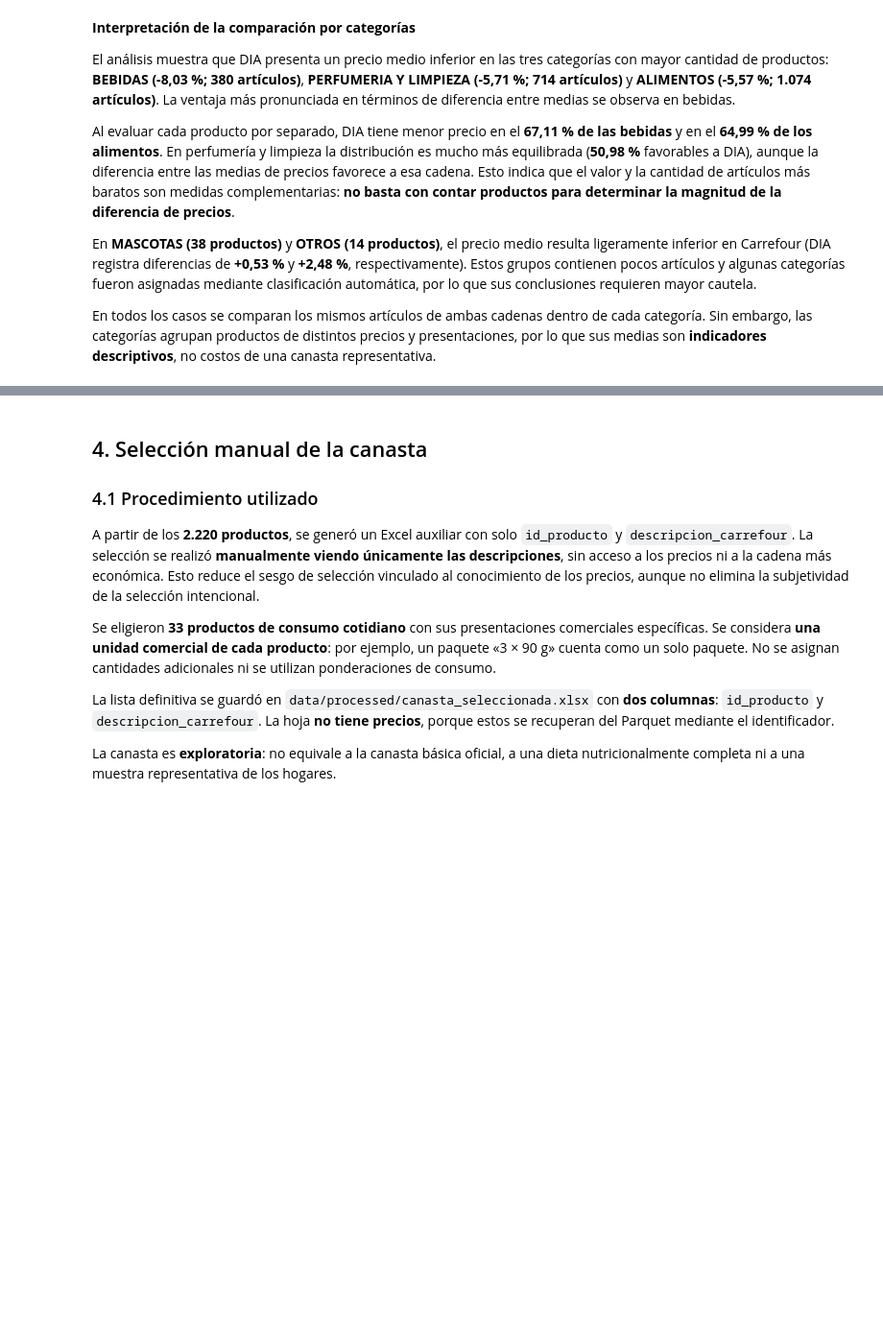
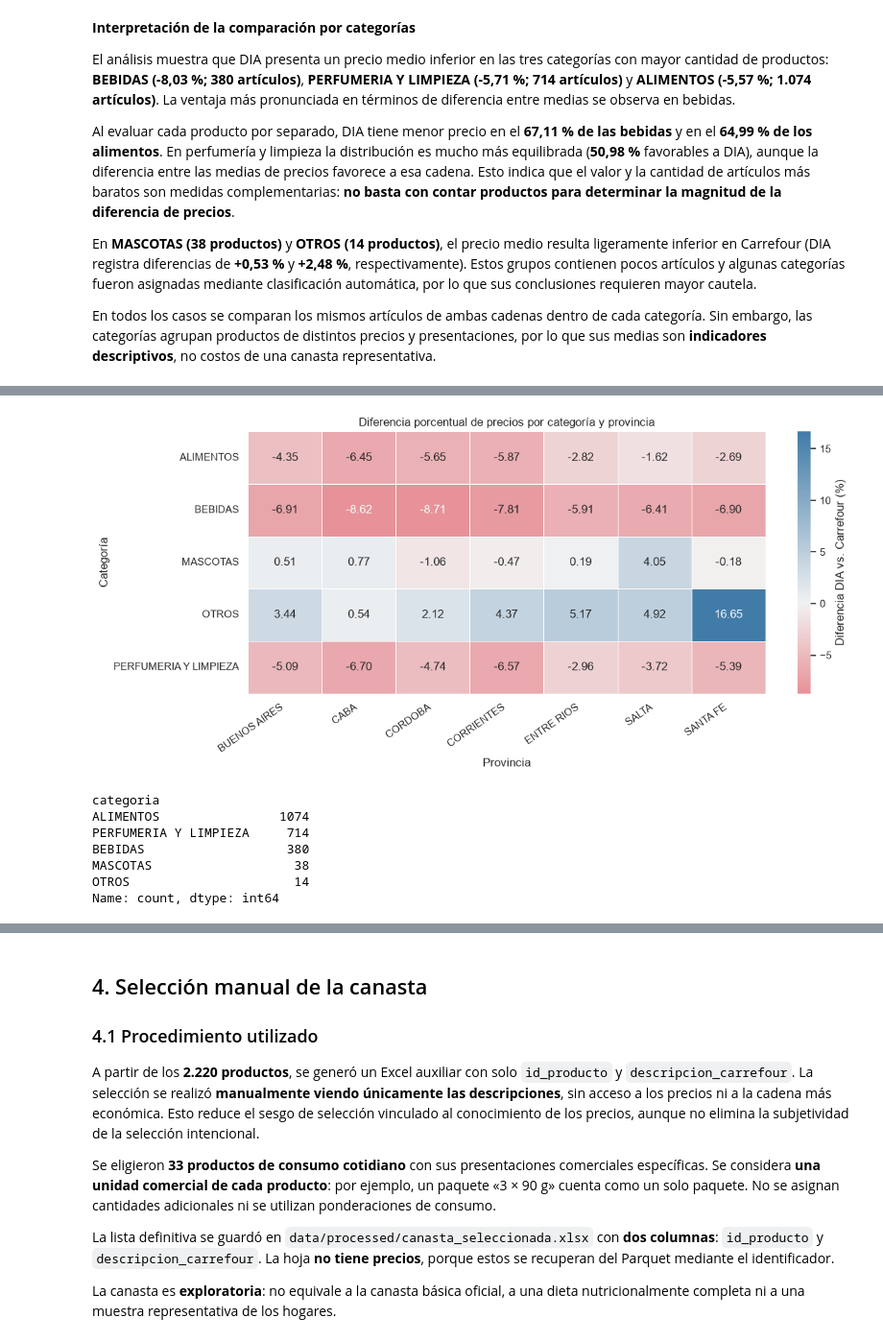
Before and after one commit to NestorRev/analisis-precios-nlp-sepa, a Jupyter notebook: notebooks/06_canasta_comparable_conclusiones.ipynb, the cells around one changed output, grey strips where cells are left out. Shown at 96% size. Saved outputs shown, nothing was run; the diff lists cells and outputs as text; code cells hidden in the pictures; blank space fills up the shorter version.

Commit message:
feat: agregar análisis provincial por categorías y actualizar README

```diff
--- a/notebooks/06_canasta_comparable_conclusiones.ipynb
+++ b/notebooks/06_canasta_comparable_conclusiones.ipynb
@@ -210,0 +225,22 @@ En todos los casos se comparan los mismos artículos de ambas cadenas dentro de
+# %%
+# Precios provinciales obtenidos en la Etapa 3
+df_precios_categorias = pd.read_parquet('../data/processed/precios_producto_provincia_7.parquet')
+df_precios_categorias['id_producto'] = df_precios_categorias['id_producto'].astype('string')
+
+# Incorporamos las categorías de la Etapa 5
+df_categorias_prov = df_precios_categorias.merge(
+    df_productos[['id_producto', 'categoria']].assign(
+        id_producto=lambda df: df['id_producto'].astype('string')
+    ), on='id_producto', how='inner', validate='many_to_one')
+
+# Verificamos que estén los 2.220 productos en ambas cadenas y siete provincias
+assert len(df_categorias_prov) == 2220 * 7 * 2
+assert df_categorias_prov['categoria'].notna().all()
+
+# Precio medio por provincia, categoría y cadena
+df_resumen_categorias_prov = (df_categorias_prov.groupby(['provincia', 'categoria', 'cadena'])['precio_efectivo_medio'].mean().unstack('cadena'))
+
+# Diferencia porcentual DIA respecto de Carrefour
+df_resumen_categorias_prov['diferencia_pct'] = ((df_resumen_categorias_prov['DIA'] - df_resumen_categorias_prov['CARREFOUR'])/ df_resumen_categorias_prov['CARREFOUR'] * 100)
+
+display(df_resumen_categorias_prov.round(2))
@@ -210,0 +266,29 @@ En todos los casos se comparan los mismos artículos de ambas cadenas dentro de
+# %%
+# Organizamos los resultados en una matriz
+tabla_calor = df_resumen_categorias_prov['diferencia_pct'].unstack('provincia')
+
+plt.figure(figsize=(12, 5.5))
+
+cmap = sns.diverging_palette(h_neg=10, h_pos=240, center='light', as_cmap=True)
+
+sns.heatmap(tabla_calor, annot=True, fmt='.2f', cmap=cmap, center=0, linewidths=0.5, cbar_kws={'label': 'Diferencia DIA vs. Carrefour (%)'})
+
+plt.title('Diferencia porcentual de precios por categoría y provincia')
+plt.xlabel('Provincia')
+plt.ylabel('Categoría')
+plt.xticks(rotation=35, ha='right')
+plt.yticks(rotation=0)
+
+plt.tight_layout()
+plt.savefig(RUTA_FIGURAS / 'etapa6_categorias_por_provincia.png', dpi=200, bbox_inches='tight')
+plt.show()
+display(df_productos['categoria'].value_counts())
+# %% [output]
+[figure, added]
+categoria
+ALIMENTOS                1074
+PERFUMERIA Y LIMPIEZA     714
+BEBIDAS                   380
+MASCOTAS                   38
+OTROS                      14
+Name: count, dtype: int64
```
Also changed, not shown: parts of 5 cells of this notebook, 2 other files.
